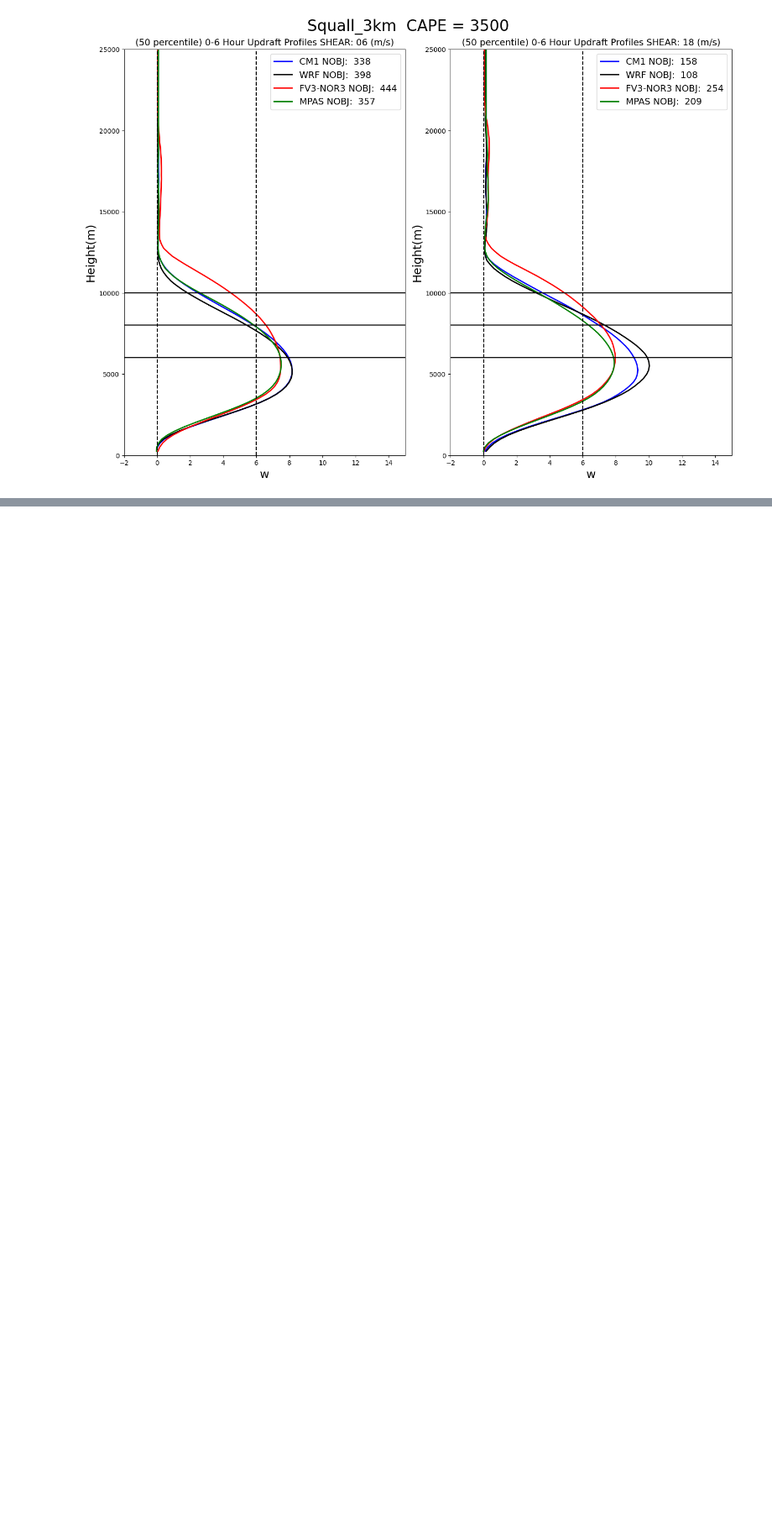
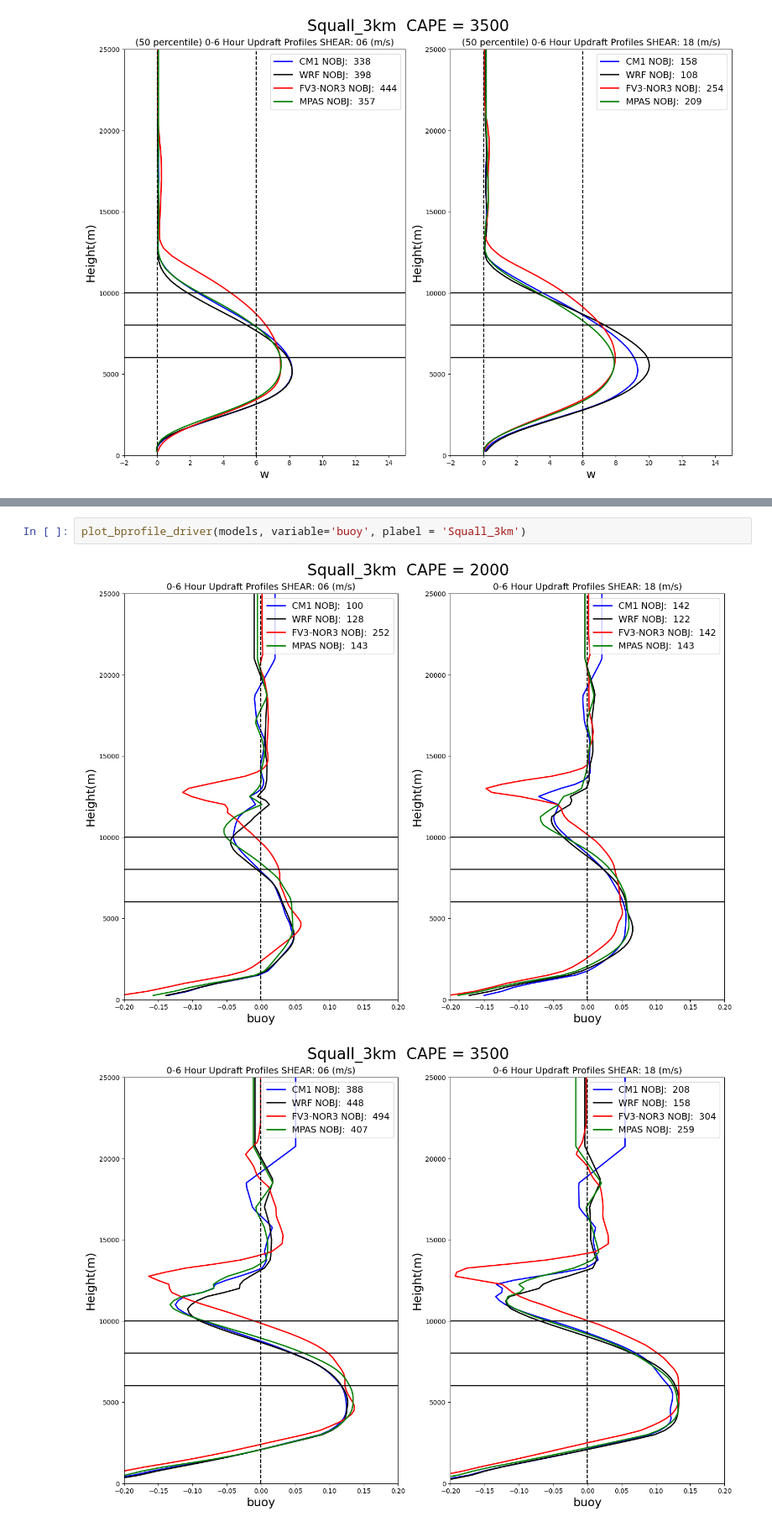
Before and after one commit to louiswicker/CAM_analysis_tools, a Jupyter notebook: ideal_cases/squall_line_profiles_V2.ipynb, the cells around one changed output, grey strips where cells are left out. Shown at 84% size. Cells and saved outputs as stored; diff of their text form; blank space fills up the shorter version.

```diff
--- a/ideal_cases/squall_line_profiles_V2.ipynb
+++ b/ideal_cases/squall_line_profiles_V2.ipynb
@@ -153,3 +225,8 @@ plot_wprofile_driver(models, plabel = 'Squall_3km', percentile=0.5)
+# %%
+plot_bprofile_driver(models, variable='buoy', plabel = 'Squall_3km')
+# %% [output]
+[figure, added]
+[figure, added]
 # %%
 #----------------------------------------------------
 def plot_sizes_driver(models, plabel=""):
```
Also changed, not shown: parts of 3 cells of this notebook, 1 other file.
